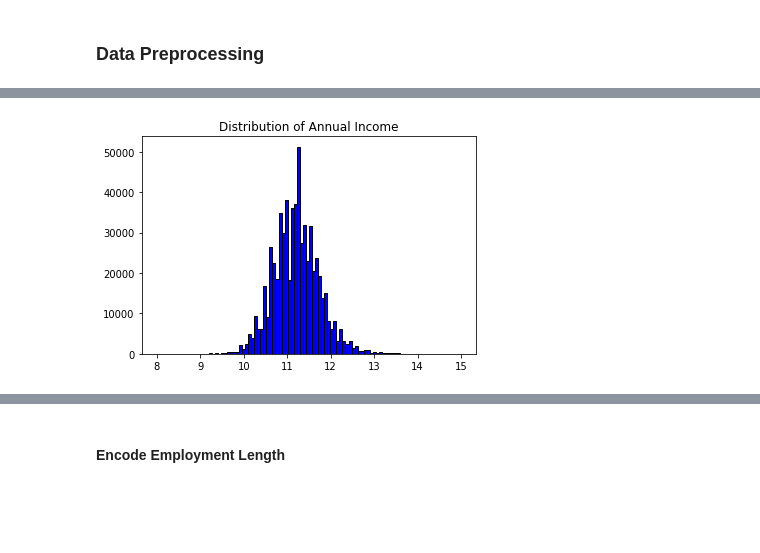
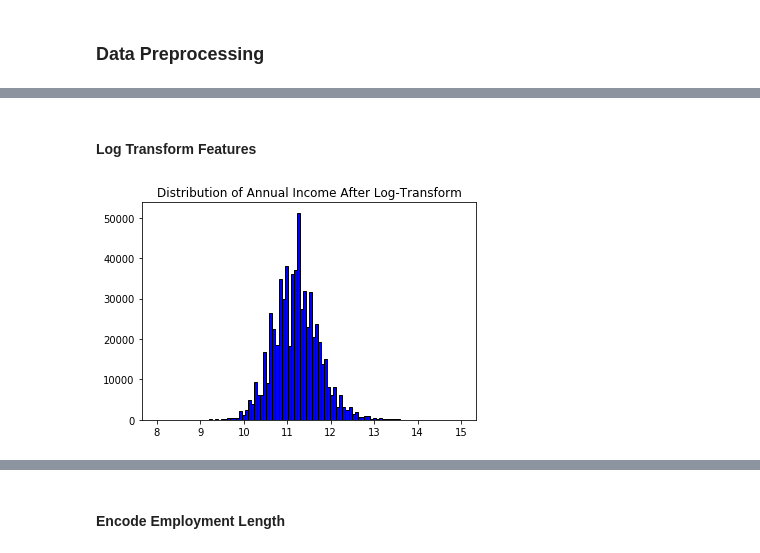
Before and after one commit to wendyfyx/lc_risk_analysis, a Jupyter notebook: ml_project.ipynb, the cells around one changed output, grey strips where cells are left out. Saved outputs shown, nothing was run; the diff lists cells and outputs as text; code cells hidden in the pictures; blank space fills up the shorter version.

```diff
--- a/ml_project.ipynb
+++ b/ml_project.ipynb
@@ -102,7 +102,8 @@ Name: loan_status, dtype: int64
 # %%
 features_ls = ['home_ownership','annual_inc','delinq_2yrs','emp_length','grade',
                'loan_status','mort_acc', 'mo_sin_old_rev_tl_op', 'mths_since_last_delinq',
-               'inq_fi','open_acc','pub_rec','pub_rec_bankruptcies','int_rate','term','loan_amnt']
+               'inq_fi','open_acc','pub_rec','pub_rec_bankruptcies','int_rate','term',
+               'last_pymnt_amnt','loan_amnt']
 # %%
 df = loan_df[loan_df.columns & features_ls].dropna()
 print(df.shape)
@@ -155,7 +164,7 @@ plt.show()
 # %% [markdown]
 ### Data Preprocessing
 # %%
-df0 = df.drop(['loan_status','grade','home_ownership','term'], axis=1)
+df0 = df.drop(['loan_status','grade','emp_length','home_ownership','term'], axis=1)
 print(type(df0), df0.shape)
 df0.head()
 # %% [output]
@@ -169,10 +178,14 @@ df0.head()
+# %% [markdown]
+#### Log Transform Features
 # %%
 df0['annual_inc'] = np.log(1+df0['annual_inc'])
 df0['loan_amnt'] = np.log(1+df0['loan_amnt'])
+df0['last_pymnt_amnt'] = np.log(1+df0['last_pymnt_amnt'])
+#df0['int_rate'] = np.log(1+df0['int_rate']/100)
 # %%
-plt.title("Distribution of Annual Income")
+plt.title("Distribution of Annual Income After Log-Transform")
 plt.hist(df0['annual_inc'], color = 'blue', edgecolor = 'black', range=[8, 15],
          bins = 100)
 plt.show()
 # %% [output]
-[figure, old version]
+[figure, new version]
```
Also changed, not shown: parts of 36 cells of this notebook.
